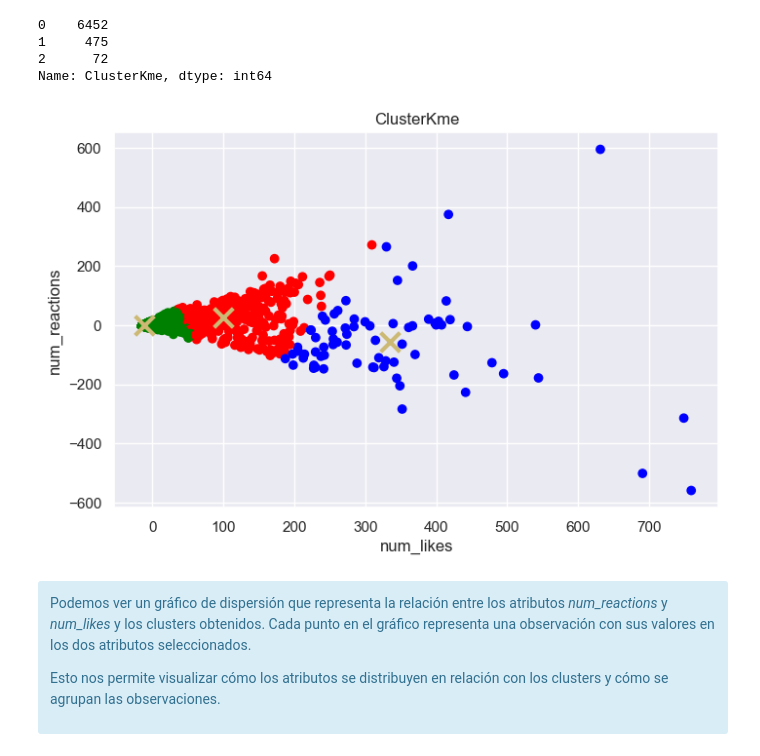
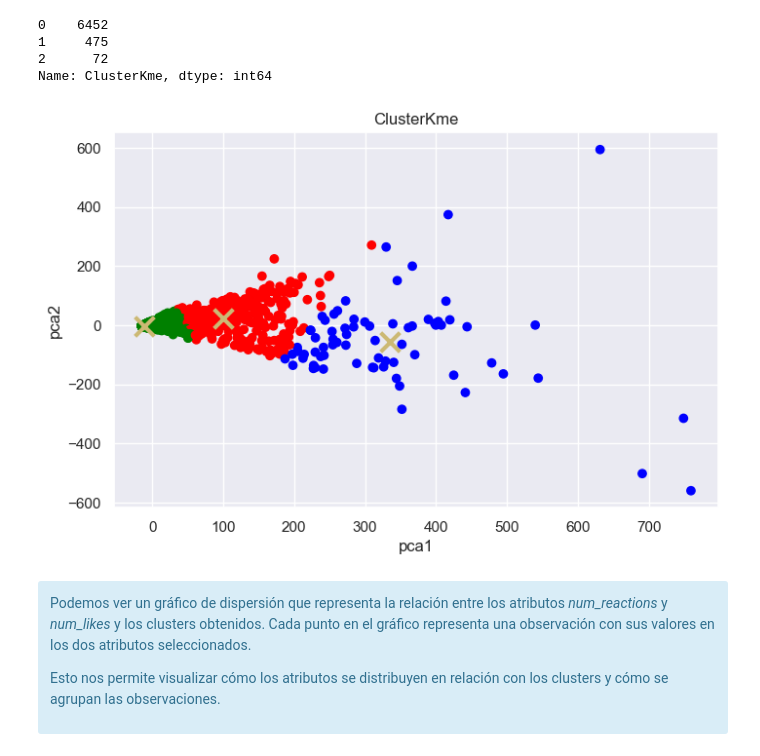
Before and after one commit to hbleda/ML_unsupervised, a Jupyter notebook: Tasca_M8_T01.ipynb, the cells around one changed output. Cells and saved outputs as stored; diff of their text form; code cells hidden in the pictures.

```diff
--- a/Tasca_M8_T01.ipynb
+++ b/Tasca_M8_T01.ipynb
@@ -610,14 +610,14 @@ Name: ClusterKme, dtype: int64
 # %%
 # Crear el gráfico de dispersión con diferentes colores para los clusters
 colors = ListedColormap(['green', 'red', 'blue'])
 plt.scatter(df_pca_FaceThai.iloc[:, 0], df_pca_FaceThai.iloc[:, 1], c=clusterKme, cmap=colors)
 plt.scatter(centroids[:, 0], centroids[:, 1], marker='x', s=200, linewidths=3, color='y')
-plt.xlabel('num_likes')
-plt.ylabel('num_reactions')
+plt.xlabel('pca1')
+plt.ylabel('pca2')
 plt.title('ClusterKme')
 plt.show()
 # %% [output]
-[figure, old version]
+[figure, new version]
 # %% [markdown]
 <div class="alert alert-info alert-info">
 
```
Also changed, not shown: parts of 1 cell of this notebook.
